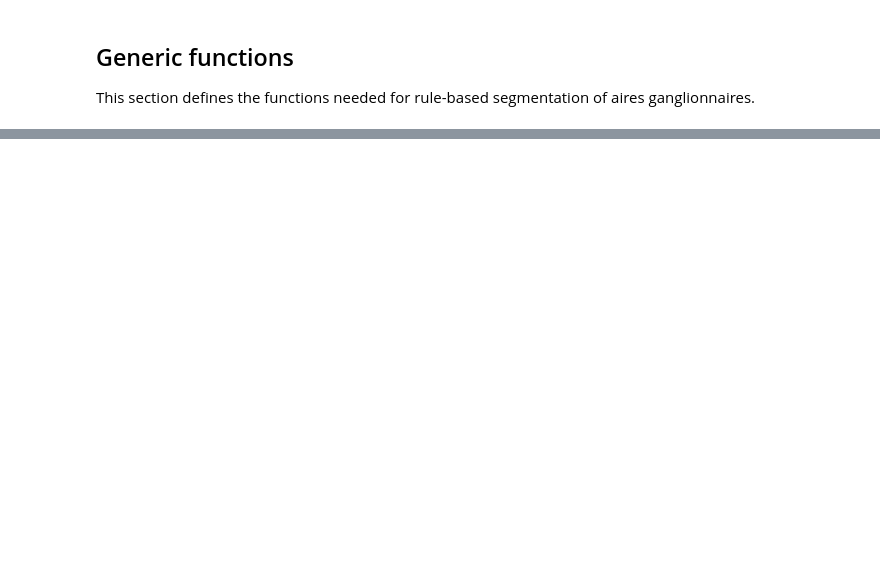
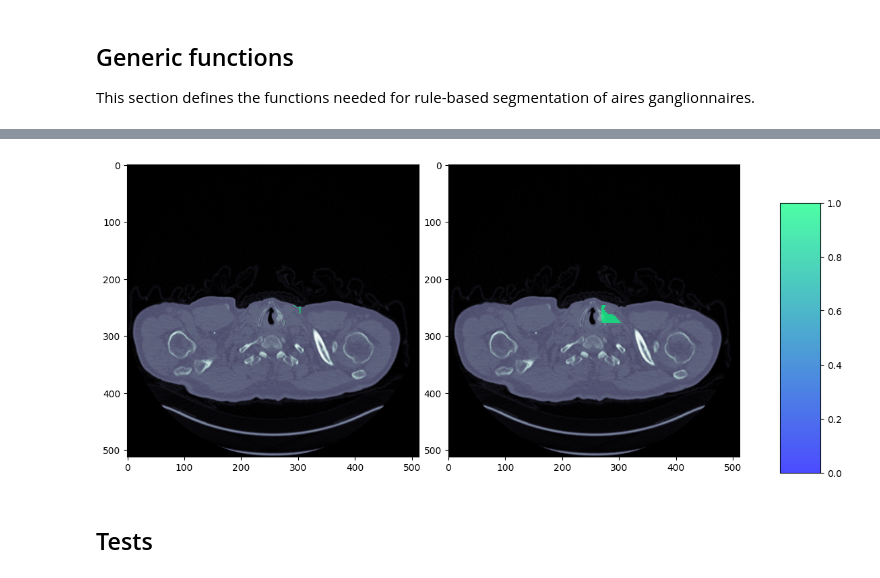
Before and after one commit to sharkovsky/aires-ganglionnaires, a Jupyter notebook: aires-ganglionnaires-cervicales.ipynb, the cells around one changed output, grey strips where cells are left out. Cells and saved outputs as stored; diff of their text form; code cells hidden in the pictures; blank space fills up the shorter version.

Commit message:
new tests

```diff
--- a/aires-ganglionnaires-cervicales.ipynb
+++ b/aires-ganglionnaires-cervicales.ipynb
@@ -263,0 +88,3 @@ list(filter(lambda x: 'jugular' in x, totalseg_structure_to_task.keys()))
+# %%
+test_level_specs = {}
+test_level_specs['level_iii_left'] = level_specs['level_iii_left']
@@ -263,0 +138,4 @@ list(filter(lambda x: 'jugular' in x, totalseg_structure_to_task.keys()))
+# %%
+result_levels, volumes = process_one_patient(patient)
+#with open('test_level_iii_left_0000002_20171205.pkl', 'wb') as f:
+#    pickle.dump(result_levels, f)
@@ -263,0 +150,32 @@ list(filter(lambda x: 'jugular' in x, totalseg_structure_to_task.keys()))
+# %%
+ct_img = nib.load(os.path.join(path_to_ct, f'{patient}.nii.gz')).get_fdata()
+# %%
+lab = nib.load(f'/home/francescocremonesiext/new-areas/aires-ganglionnaires/output/cal_cancer_patients/SEG/{patient}/level_iii_left.nii.gz').get_fdata()
+# %%
+fig, ax = plt.subplots(1,2,figsize=(12,8))
+
+
+nppred = result_levels[0]
+
+#slice_ = np.where(nplab > 0)[2].max() + np.where(nplab > 0)[2].min()
+#slice_ = int(0.5*slice_)
+#slice_ = np.argmax(nppred.sum(axis=(0,1)))
+slice_ = np.argmax(lab.sum(axis=(0,1))) - 4
+#slice_ = np.where(lab > 0)[2].min() + 5
+#slice_ = np.where(lab > 0)[2].max() - 55
+
+ax[0].imshow(ct_img[:,:,slice_].T, cmap='bone')
+ax[0].imshow(np.ma.masked_where(lab[:,:,slice_].T < 0.5, lab[:,:,slice_].T), cmap='winter', alpha=0.5, vmin=0., vmax=1., interpolation='none')
+
+ax[1].imshow(ct_img[:,:,slice_].T, cmap='bone')
+im = ax[1].imshow(np.ma.masked_where(nppred[:,:,slice_].T < 0.5, nppred[:,:,slice_].T), cmap='winter', alpha=0.7, vmin=0., vmax=1., interpolation='none')
+
+fig.tight_layout()
+
+fig.subplots_adjust(right=0.8)
+cbar_ax = fig.add_axes([0.85, 0.2, 0.05, 0.5])
+fig.colorbar(im, cax=cbar_ax)
+
+plt.show()
+# %% [output]
+[figure, added]
@@ -263,0 +184,2 @@ list(filter(lambda x: 'jugular' in x, totalseg_structure_to_task.keys()))
+# %% [markdown]
+## Tests
```
Also changed, not shown: parts of 65 cells of this notebook.
